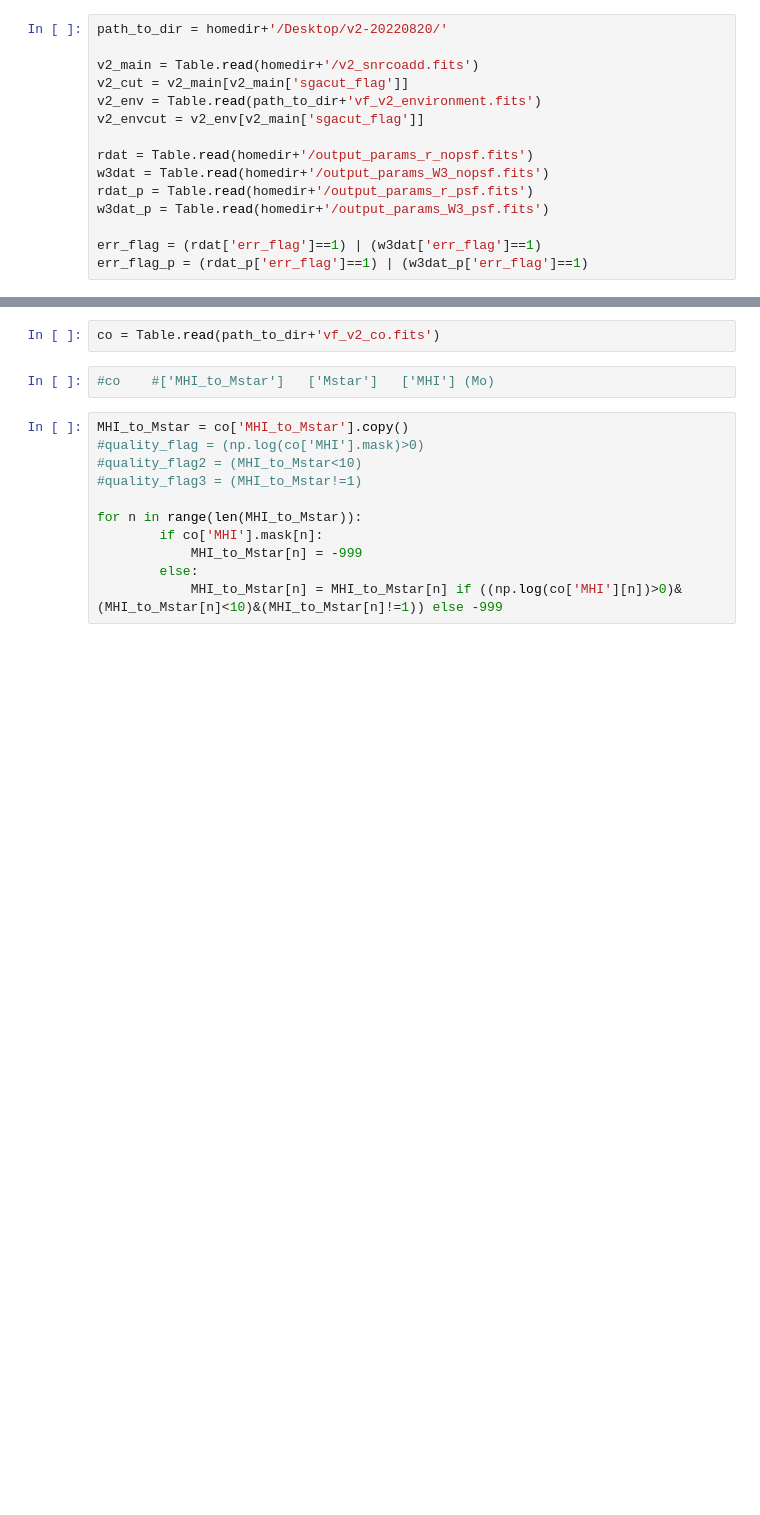
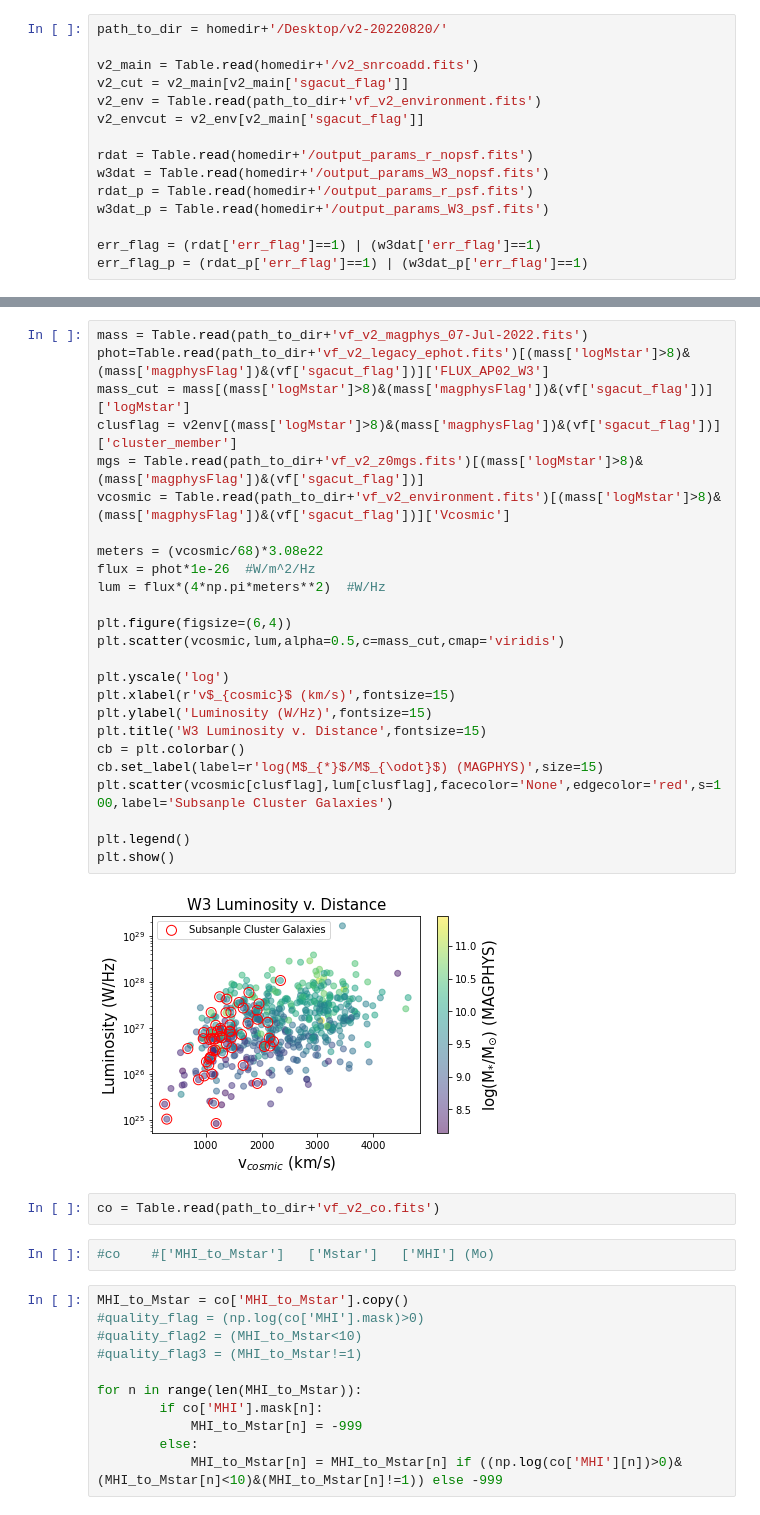
Before and after one commit to Kyssuber/GUI_odyssey, a Jupyter notebook: scrap.ipynb, the cells around one changed output, grey strips where cells are left out. Cells and saved outputs as stored; diff of their text form; blank space fills up the shorter version.

```diff
--- a/scrap.ipynb
+++ b/scrap.ipynb
@@ -490,3 +517,30 @@ err_flag_p = (rdat_p['err_flag']==1) | (w3dat_p['err_flag']==1)
+# %%
+mass = Table.read(path_to_dir+'vf_v2_magphys_07-Jul-2022.fits')
+phot=Table.read(path_to_dir+'vf_v2_legacy_ephot.fits')[(mass['logMstar']>8)&(mass['magphysFlag'])&(vf['sgacut_flag'])]['FLUX_AP02_W3']
+mass_cut = mass[(mass['logMstar']>8)&(mass['magphysFlag'])&(vf['sgacut_flag'])]['logMstar']
+clusflag = v2env[(mass['logMstar']>8)&(mass['magphysFlag'])&(vf['sgacut_flag'])]['cluster_member']
+mgs = Table.read(path_to_dir+'vf_v2_z0mgs.fits')[(mass['logMstar']>8)&(mass['magphysFlag'])&(vf['sgacut_flag'])]
+vcosmic = Table.read(path_to_dir+'vf_v2_environment.fits')[(mass['logMstar']>8)&(mass['magphysFlag'])&(vf['sgacut_flag'])]['Vcosmic']
+
+meters = (vcosmic/68)*3.08e22
+flux = phot*1e-26  #W/m^2/Hz
+lum = flux*(4*np.pi*meters**2)  #W/Hz
+
+plt.figure(figsize=(6,4))
+plt.scatter(vcosmic,lum,alpha=0.5,c=mass_cut,cmap='viridis')
+
+plt.yscale('log')
+plt.xlabel(r'v$_{cosmic}$ (km/s)',fontsize=15)
+plt.ylabel('Luminosity (W/Hz)',fontsize=15)
+plt.title('W3 Luminosity v. Distance',fontsize=15)
+cb = plt.colorbar()
+cb.set_label(label=r'log(M$_{*}$/M$_{\odot}$) (MAGPHYS)',size=15)
+plt.scatter(vcosmic[clusflag],lum[clusflag],facecolor='None',edgecolor='red',s=100,label='Subsanple Cluster Galaxies')
+
+plt.legend()
+plt.show()
+# %% [output]
+[figure, added]
 # %%
 co = Table.read(path_to_dir+'vf_v2_co.fits')
 # %%
```
Also changed, not shown: parts of 5 cells of this notebook, 1 other file.
